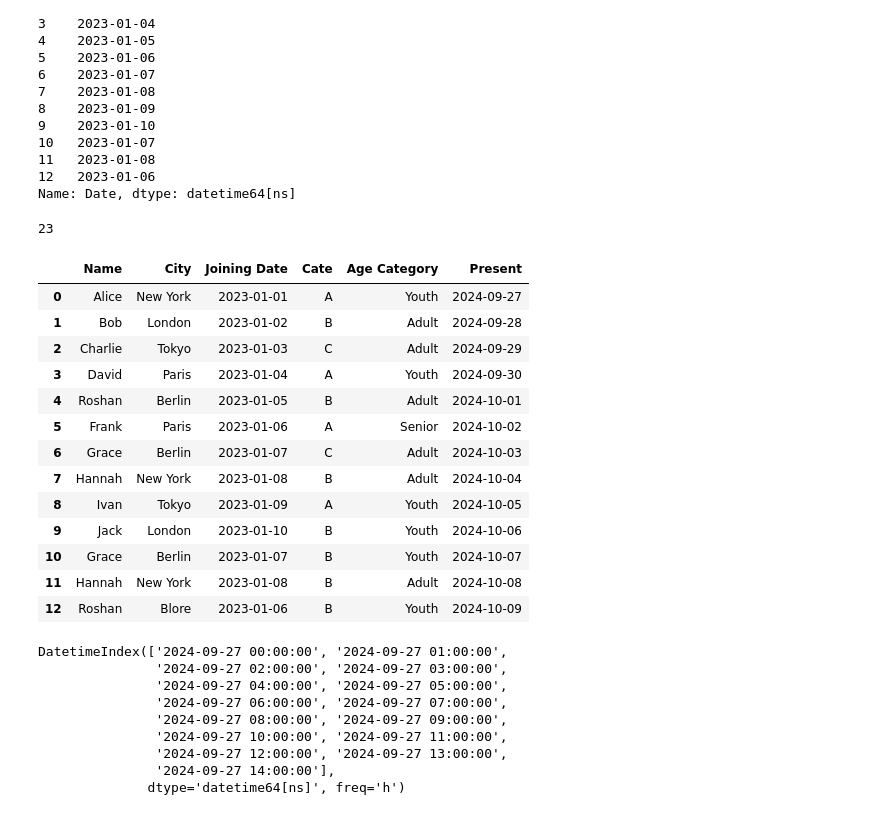
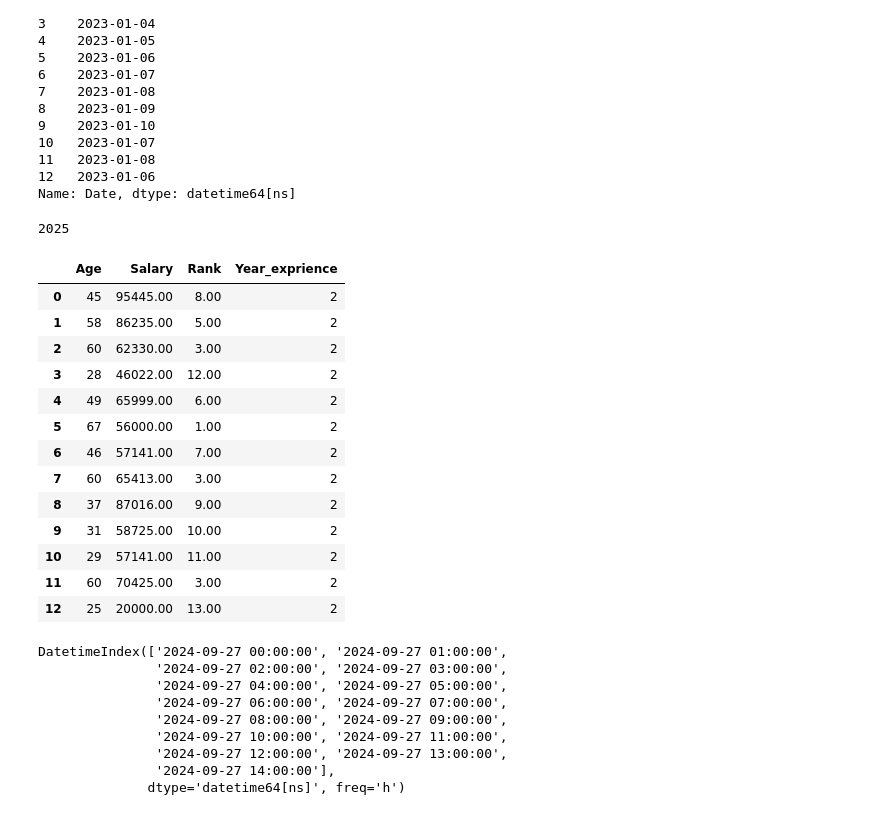
Before and after one commit to 1sumer/Python, a Jupyter notebook: Pandas/Update Pandas.ipynb, the cells around one changed output. Drawn from its saved outputs; the diff is of its cells as text; code cells hidden in the pictures.

```diff
--- a/Pandas/Update Pandas.ipynb
+++ b/Pandas/Update Pandas.ipynb
@@ -1161,7 +1179,5 @@ print(result1)
 0  NaN 4.00  NaN
 1 2.00  NaN 8.00
 2  NaN 6.00  NaN
-# %%
-df['Age'] = df['Age'].astype('int')
 # %% [markdown]
 ### **Merge or Join**
@@ -1273,33 +1285,33 @@ print(df['Date'])
 Name: Date, dtype: datetime64[ns]
 # %%
 from datetime import date
-dt = date.today().day
+dt = date.today().year
 print(dt)
 # %% [output]
-23
+2025
 # %%
-df['Present'] = pd.date_range(start='2024-09-27', periods=13, freq='D')
+df['Present'] = pd.date_range(start='2025-01-02', periods=13, freq='D') # freq='M', 'Y', 'W', 'H', 'T', 'S'
 # %%
 df.rename(columns={'Date':"Joining Date"}, inplace = True)
 # %%
 df['Year_exprience'] = df['Present'].dt.year - df['Joining Date'].dt.year
 # %%
-df[df.select_dtypes(exclude=['int', 'float']).columns]
+df[df.select_dtypes(include=['int', 'float']).columns] #include  = ['int', 'float'], ['datetime'], ['object]
 # %% [output]
-|  | Name | City | Joining Date | Cate | Age Category | Present |
-| 0 | Alice | New York | 2023-01-01 | A | Youth | 2024-09-27 |
-| 1 | Bob | London | 2023-01-02 | B | Adult | 2024-09-28 |
-| 2 | Charlie | Tokyo | 2023-01-03 | C | Adult | 2024-09-29 |
-| 3 | David | Paris | 2023-01-04 | A | Youth | 2024-09-30 |
-| 4 | Roshan | Berlin | 2023-01-05 | B | Adult | 2024-10-01 |
-| 5 | Frank | Paris | 2023-01-06 | A | Senior | 2024-10-02 |
-| 6 | Grace | Berlin | 2023-01-07 | C | Adult | 2024-10-03 |
-| 7 | Hannah | New York | 2023-01-08 | B | Adult | 2024-10-04 |
-| 8 | Ivan | Tokyo | 2023-01-09 | A | Youth | 2024-10-05 |
-| 9 | Jack | London | 2023-01-10 | B | Youth | 2024-10-06 |
-| 10 | Grace | Berlin | 2023-01-07 | B | Youth | 2024-10-07 |
-| 11 | Hannah | New York | 2023-01-08 | B | Adult | 2024-10-08 |
-| 12 | Roshan | Blore | 2023-01-06 | B | Youth | 2024-10-09 |
+|  | Age | Salary | Rank | Year_exprience |
+| 0 | 45 | 95445.00 | 8.00 | 2 |
+| 1 | 58 | 86235.00 | 5.00 | 2 |
+| 2 | 60 | 62330.00 | 3.00 | 2 |
+| 3 | 28 | 46022.00 | 12.00 | 2 |
+| 4 | 49 | 65999.00 | 6.00 | 2 |
+| 5 | 67 | 56000.00 | 1.00 | 2 |
+| 6 | 46 | 57141.00 | 7.00 | 2 |
+| 7 | 60 | 65413.00 | 3.00 | 2 |
+| 8 | 37 | 87016.00 | 9.00 | 2 |
+| 9 | 31 | 58725.00 | 10.00 | 2 |
+| 10 | 29 | 57141.00 | 11.00 | 2 |
+| 11 | 60 | 70425.00 | 3.00 | 2 |
+| 12 | 25 | 20000.00 | 13.00 | 2 |
 # %%
 date_range = pd.date_range(start='2024-09-27', periods=15, freq='h') # Year = Y DaY = D Month = M Hour = H
 print(date_range)
```
Also changed, not shown: parts of 50 cells of this notebook, 1 other file.
